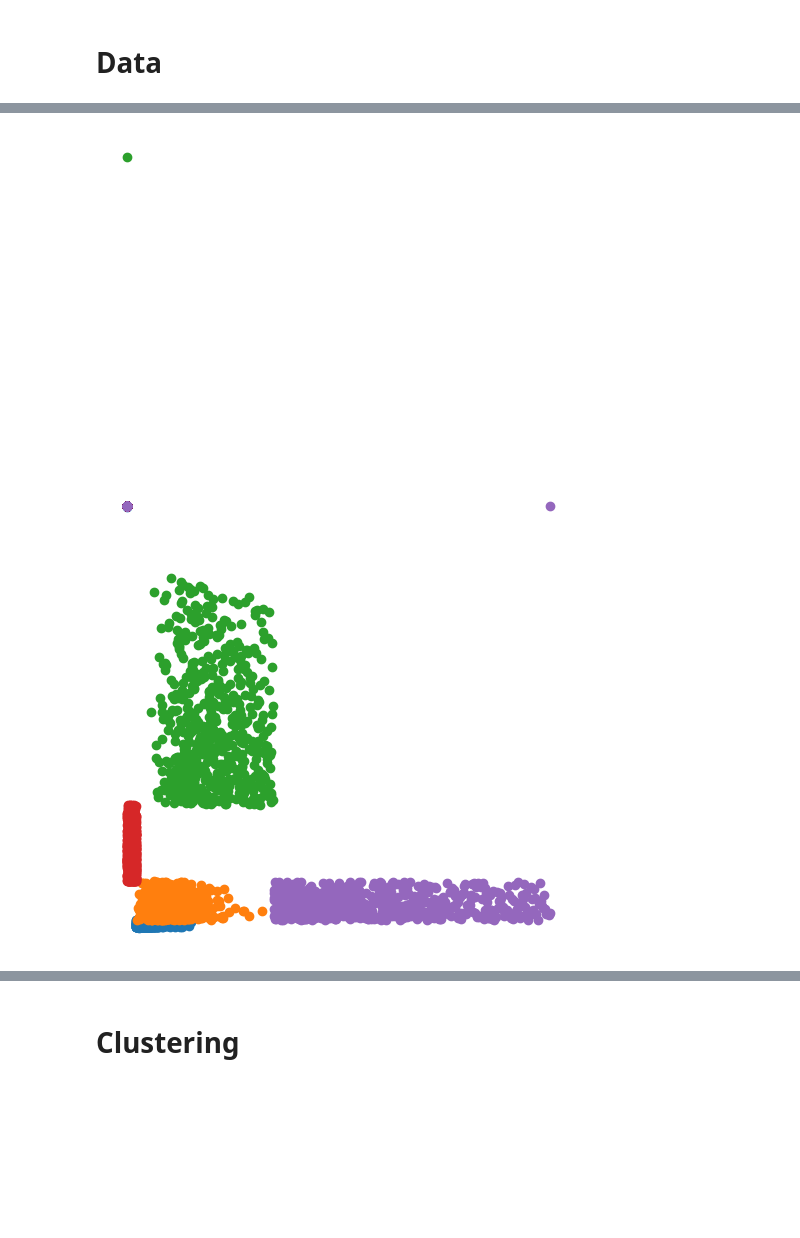
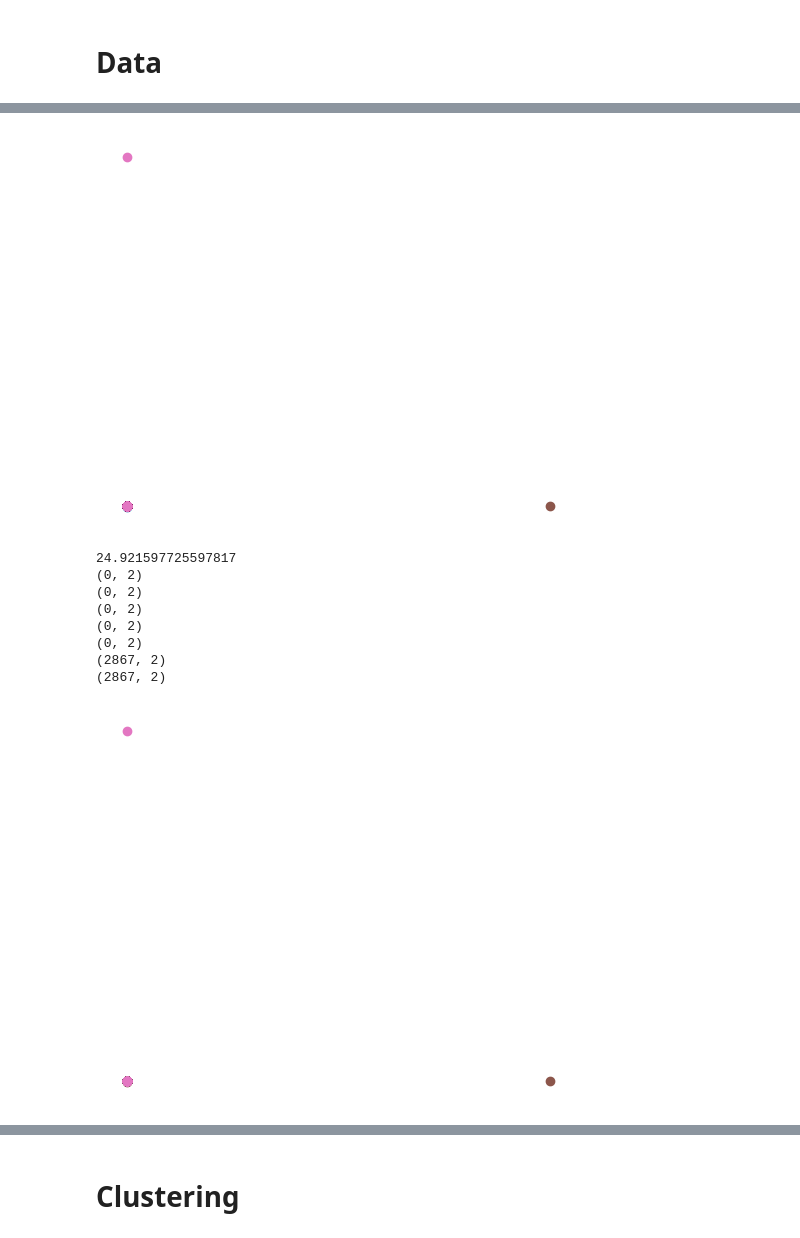
Before and after one commit to SullivanCastro/K-Means-Clustering-of-Extremes, a Jupyter notebook: src/model/utils.ipynb, the cells around one changed output, grey strips where cells are left out. Saved outputs shown, nothing was run; the diff lists cells and outputs as text; code cells hidden in the pictures; blank space fills up the shorter version.

```diff
--- a/src/model/utils.ipynb
+++ b/src/model/utils.ipynb
@@ -10,10 +10,13 @@ import matplotlib.pyplot as plt
 # %% [markdown]
 # Data
 # %%
-N = 1000
-CENTERS = np.random.randint(-10, 10, (5, 2))
+N = 10_000
+CENTERS = np.zeros((7, 2))
+CENTERS[:5, :2] = np.random.randint(-10, 10, (5, 2))
+CENTERS[5, :2] = [35, 30]
+CENTERS[6, :2] = [30, 35]
 DATA = np.concatenate([np.random.multivariate_normal(center, np.eye(2), size=N) + center for center in CENTERS], axis=0)
-THRESHOLD = 0.2
+THRESHOLD = 0.1
 
 plt.figure(figsize=(6, 5))
 for idx_center, center in enumerate(CENTERS):
@@ -33,19 +36,29 @@ for idx_center, center in enumerate(CENTERS):
 plt.axis('off')
 plt.savefig(f"../../fig/model/extreme_data.png", bbox_inches='tight')
 # %% [output]
-[figure, old version]
+[figure, new version]
 # %%
-largest_data,cut_off = Preprocessing.filter_largest(extreme_data, THRESHOLD)
+largest_data, cut_off = Preprocessing.filter_largest(extreme_data, THRESHOLD)
+print(cut_off)
 
 plt.figure(figsize=(6, 5))
 for idx_center, center in enumerate(CENTERS):
     largest_data_k = extreme_data[idx_center * N:(idx_center + 1) * N]
-    largest_data_k = largest_data_k[np.linalg.norm(largest_data_k, axis=1) < cut_off]
+    largest_data_k = largest_data_k[np.linalg.norm(largest_data_k, axis=1) > cut_off]
+    print(largest_data_k.shape)
     plt.scatter(largest_data_k[:, 0], largest_data_k[:, 1], label=f'Center {idx_center}')
 plt.axis('off')
 plt.savefig(f"../../fig/model/largest_data.png", bbox_inches='tight')
 # %% [output]
+24.921597725597817
+(0, 2)
+(0, 2)
+(0, 2)
+(0, 2)
+(0, 2)
+(2867, 2)
+(2867, 2)
-[figure, old version]
+[figure, new version]
 # %%
 sphere_data = Preprocessing.project_onto_unit_sphere(largest_data)
 
```
Also changed, not shown: parts of 6 cells of this notebook, 6 other files.
